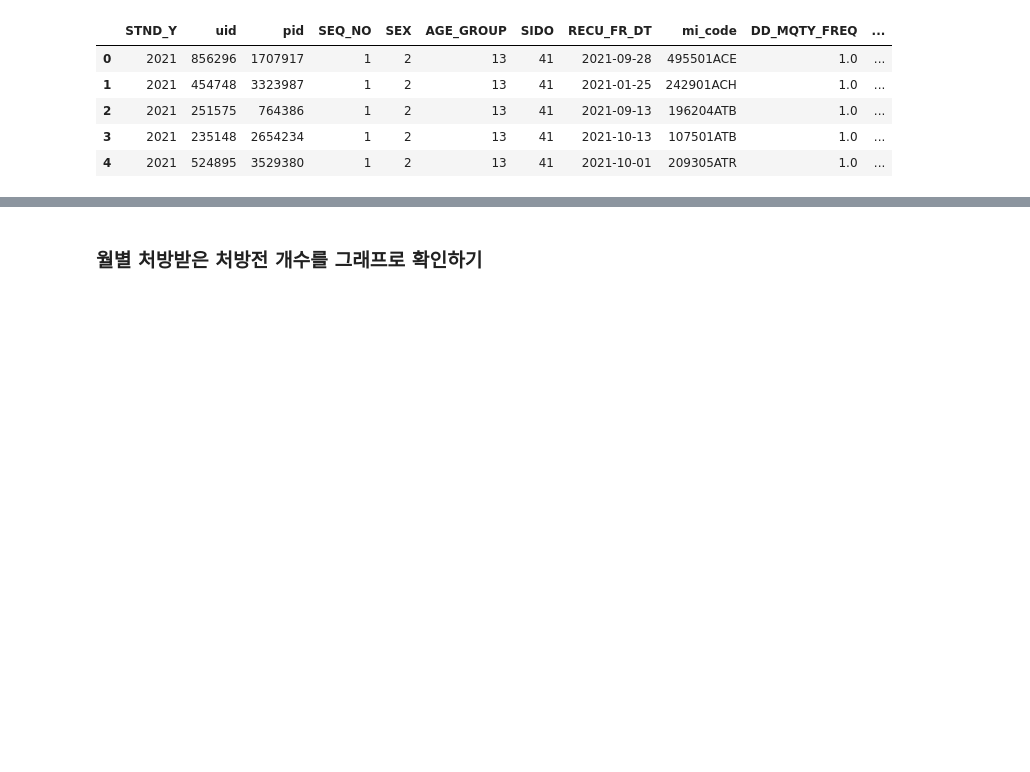
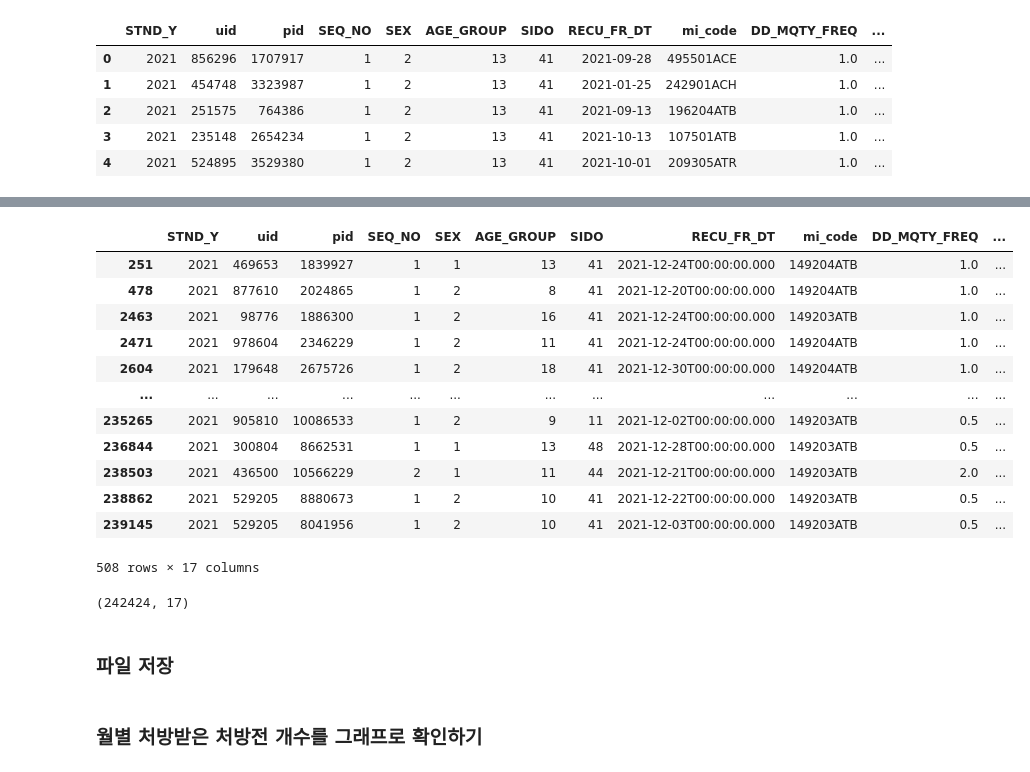
Before and after one commit to YuHan-J-Nam/Drug_Coprescription_Network_Analysis, a Jupyter notebook: 2021_항우울제_네트워크.ipynb, the cells around one changed output, grey strips where cells are left out. Drawn from its saved outputs; the diff is of its cells as text; code cells hidden in the pictures; blank space fills up the shorter version.

```diff
--- a/2021_항우울제_네트워크.ipynb
+++ b/2021_항우울제_네트워크.ipynb
@@ -1031,0 +1032,3 @@ df.shape
+# %%
+df.rename(columns={'ATC코드': 'ATC_code',
+                   '주성분코드_5': 'mi_code_5'}, inplace=True)
@@ -1031,0 +1044,22 @@ df.shape
+# %%
+df[df['ATC_code'] == 'NO6AA12']
+# %% [output]
+|  | STND_Y | uid | pid | SEQ_NO | SEX | AGE_GROUP | SIDO | RECU_FR_DT | mi_code | DD_MQTY_FREQ | ... |
+| 251 | 2021 | 469653 | 1839927 | 1 | 1 | 13 | 41 | 2021-12-24T00:00:00.000 | 149204ATB | 1.0 | ... |
+| 478 | 2021 | 877610 | 2024865 | 1 | 2 | 8 | 41 | 2021-12-20T00:00:00.000 | 149204ATB | 1.0 | ... |
+| 2463 | 2021 | 98776 | 1886300 | 1 | 2 | 16 | 41 | 2021-12-24T00:00:00.000 | 149203ATB | 1.0 | ... |
+| 2471 | 2021 | 978604 | 2346229 | 1 | 2 | 11 | 41 | 2021-12-24T00:00:00.000 | 149204ATB | 1.0 | ... |
+| 2604 | 2021 | 179648 | 2675726 | 1 | 2 | 18 | 41 | 2021-12-30T00:00:00.000 | 149204ATB | 1.0 | ... |
+| ... | ... | ... | ... | ... | ... | ... | ... | ... | ... | ... | ... |
+| 235265 | 2021 | 905810 | 10086533 | 1 | 2 | 9 | 11 | 2021-12-02T00:00:00.000 | 149203ATB | 0.5 | ... |
+| 236844 | 2021 | 300804 | 8662531 | 1 | 1 | 13 | 48 | 2021-12-28T00:00:00.000 | 149203ATB | 0.5 | ... |
+| 238503 | 2021 | 436500 | 10566229 | 2 | 1 | 11 | 44 | 2021-12-21T00:00:00.000 | 149203ATB | 2.0 | ... |
+| 238862 | 2021 | 529205 | 8880673 | 1 | 2 | 10 | 41 | 2021-12-22T00:00:00.000 | 149203ATB | 0.5 | ... |
+| 239145 | 2021 | 529205 | 8041956 | 1 | 2 | 10 | 41 | 2021-12-03T00:00:00.000 | 149203ATB | 0.5 | ... |
+508 rows × 17 columns
+# %%
+df.shape
+# %% [output]
+(242424, 17)
+# %% [markdown]
+### 파일 저장
```
Also changed, not shown: parts of 28 cells of this notebook, 1 other file.
